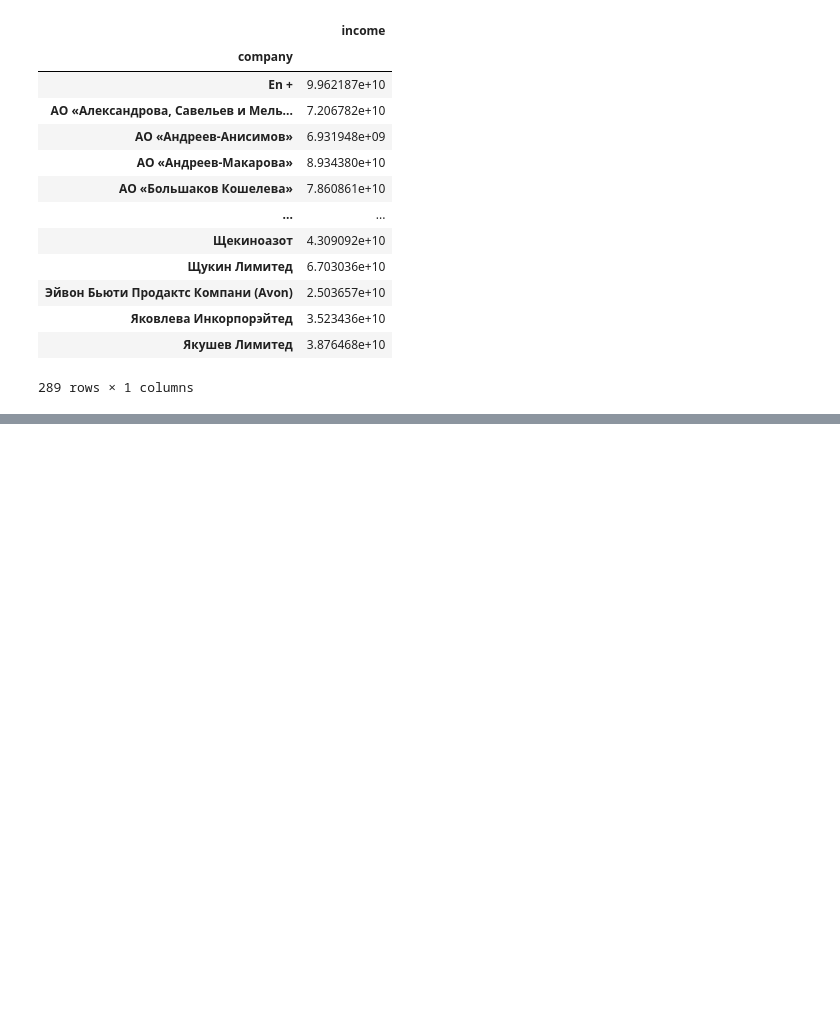
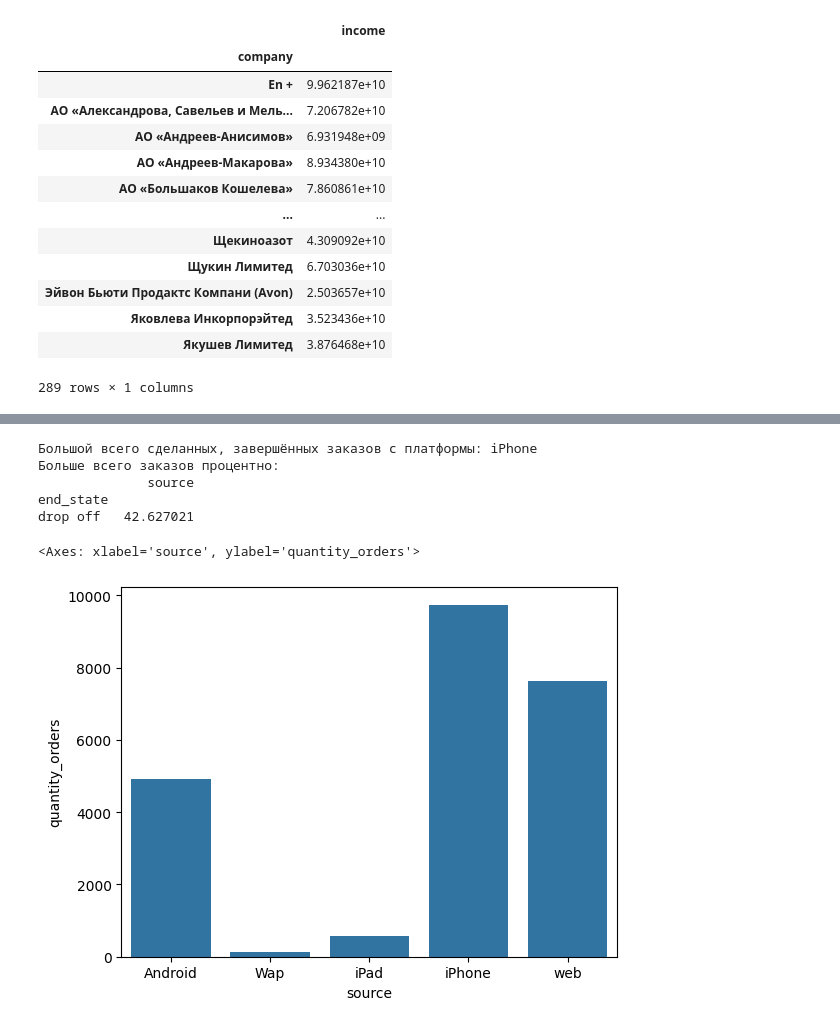
Before and after one commit to EDB999/IST_Labs, a Jupyter notebook: JuPyter_Lab3_N.ipynb, the cells around one changed output, grey strips where cells are left out. Cells and saved outputs as stored; diff of their text form; code cells hidden in the pictures; blank space fills up the shorter version.

```diff
--- a/JuPyter_Lab3_N.ipynb
+++ b/JuPyter_Lab3_N.ipynb
@@ -33,0 +56,7 @@ read_n_agg('./3_companies.csv')
+# %%
+#8
+import pandas as pd
+
+df_taxi = pd.read_csv('./3_taxi_peru.csv', sep=';', engine='python', parse_dates=['start_at', 'end_at', 'arrived_at'])
+
+df_taxi
@@ -33,0 +77,37 @@ read_n_agg('./3_companies.csv')
+# %%
+#9
+
+df_overall_orders = df_taxi.query("end_state == 'drop off'").groupby("end_state").agg({"source" : "count"})
+
+
+df_counter_orders_source = df_taxi.query("end_state == 'drop off'").groupby("source").size()
+
+df_max_orders_source = df_counter_orders_source.idxmax()
+
+
+df_max_orders_quantity = df_counter_orders_source.max()
+
+
+df_procent_from_max_to_overall = df_max_orders_quantity / df_overall_orders * 100
+
+print(f"Большой всего сделанных, завершённых заказов с платформы: {df_max_orders_source}")
+print(f"Больше всего заказов процентно: \n{df_procent_from_max_to_overall}")
+# %% [output]
+Большой всего сделанных, завершённых заказов с платформы: iPhone
+Больше всего заказов процентно:
+              source
+end_state
+drop off   42.627021
+# %%
+#10
+
+%matplotlib inline
+
+df_absolute_values = df_taxi.groupby("source").agg({"source" : "count"}).rename(columns={"source" : "quantity_orders"})
+
+df_absolute_values
+
+sns.barplot(x='source', y='quantity_orders', data=df_absolute_values)
+# %% [output]
+<Axes: xlabel='source', ylabel='quantity_orders'>
+[figure, added]
```
Also changed, not shown: parts of 8 cells of this notebook.
